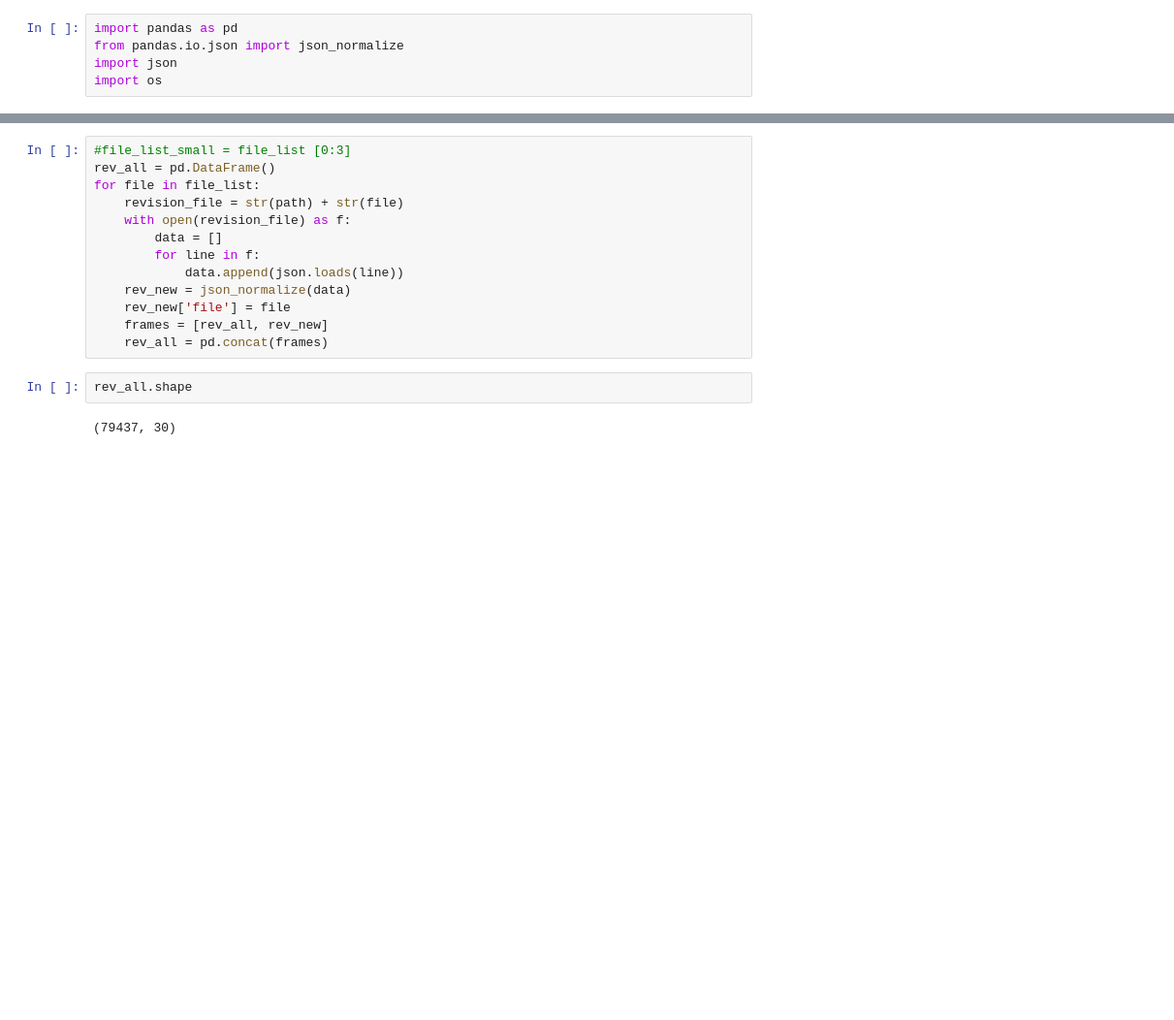
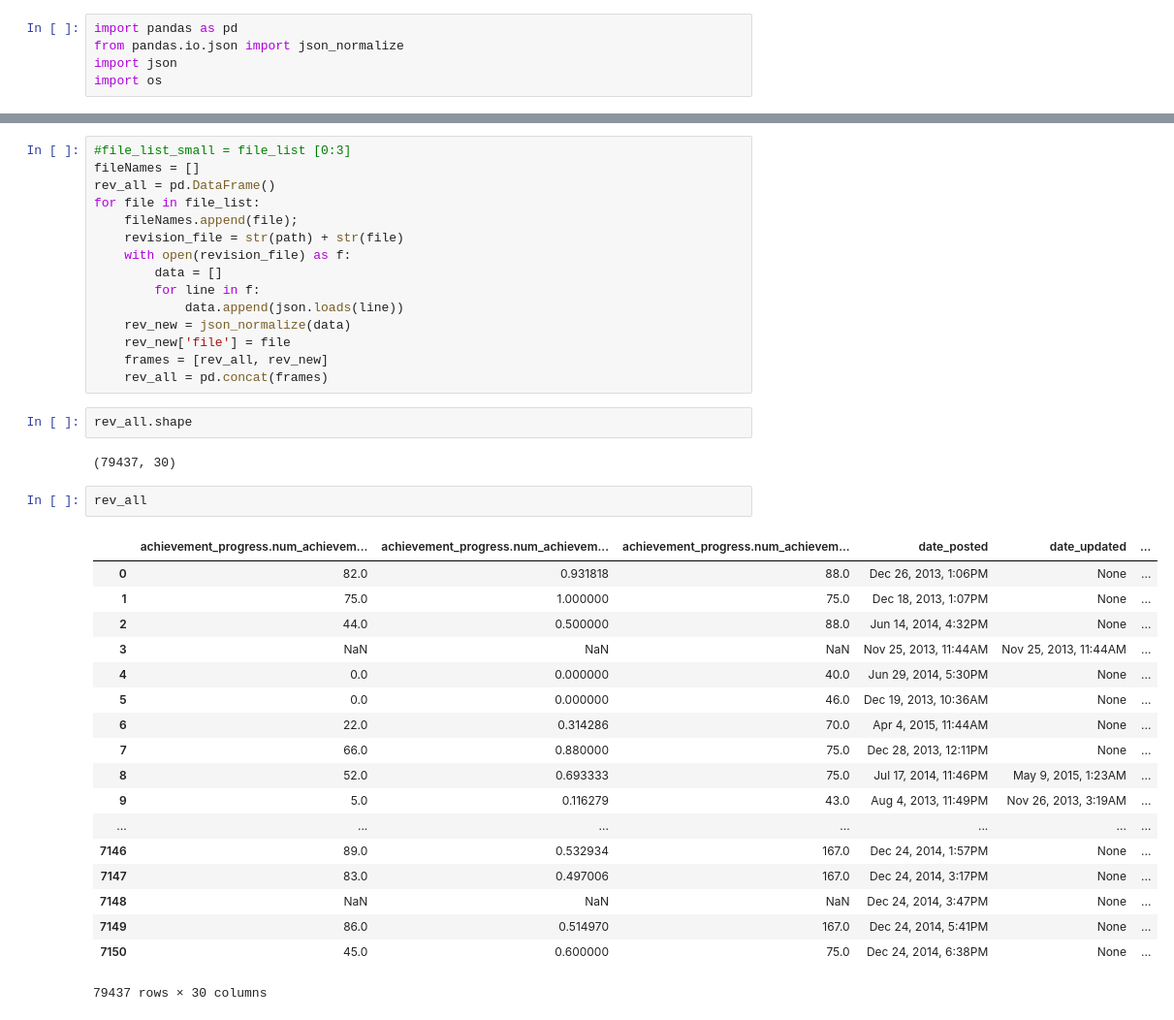
Before and after one commit to Arnab777as3uj/steaML, a Jupyter notebook: steam_reviews.ipynb, the cells around one changed output, grey strips where cells are left out. Shown at 97% size. Cells and saved outputs as stored; diff of their text form; blank space fills up the shorter version.

```diff
--- a/steam_reviews.ipynb
+++ b/steam_reviews.ipynb
@@ -27,7 +27,9 @@ file_list
 # %%
 #file_list_small = file_list [0:3]
+fileNames = []
 rev_all = pd.DataFrame()
 for file in file_list:
+    fileNames.append(file);
     revision_file = str(path) + str(file)
     with open(revision_file) as f:
         data = []
@@ -41,3 +43,24 @@ for file in file_list:
 rev_all.shape
 # %% [output]
 (79437, 30)
+# %%
+rev_all
+# %% [output]
+|  | achievement_progress.num_achievem... | achievement_progress.num_achievem... | achievement_progress.num_achievem... | date_posted | date_updated | ... |
+| 0 | 82.0 | 0.931818 | 88.0 | Dec 26, 2013, 1:06PM | None | ... |
+| 1 | 75.0 | 1.000000 | 75.0 | Dec 18, 2013, 1:07PM | None | ... |
+| 2 | 44.0 | 0.500000 | 88.0 | Jun 14, 2014, 4:32PM | None | ... |
+| 3 | NaN | NaN | NaN | Nov 25, 2013, 11:44AM | Nov 25, 2013, 11:44AM | ... |
+| 4 | 0.0 | 0.000000 | 40.0 | Jun 29, 2014, 5:30PM | None | ... |
+| 5 | 0.0 | 0.000000 | 46.0 | Dec 19, 2013, 10:36AM | None | ... |
+| 6 | 22.0 | 0.314286 | 70.0 | Apr 4, 2015, 11:44AM | None | ... |
+| 7 | 66.0 | 0.880000 | 75.0 | Dec 28, 2013, 12:11PM | None | ... |
+| 8 | 52.0 | 0.693333 | 75.0 | Jul 17, 2014, 11:46PM | May 9, 2015, 1:23AM | ... |
+| 9 | 5.0 | 0.116279 | 43.0 | Aug 4, 2013, 11:49PM | Nov 26, 2013, 3:19AM | ... |
+| ... | ... | ... | ... | ... | ... | ... |
+| 7146 | 89.0 | 0.532934 | 167.0 | Dec 24, 2014, 1:57PM | None | ... |
+| 7147 | 83.0 | 0.497006 | 167.0 | Dec 24, 2014, 3:17PM | None | ... |
+| 7148 | NaN | NaN | NaN | Dec 24, 2014, 3:47PM | None | ... |
+| 7149 | 86.0 | 0.514970 | 167.0 | Dec 24, 2014, 5:41PM | None | ... |
+| 7150 | 45.0 | 0.600000 | 75.0 | Dec 24, 2014, 6:38PM | None | ... |
+79437 rows × 30 columns
```
Also changed, not shown: parts of 12 cells of this notebook.
